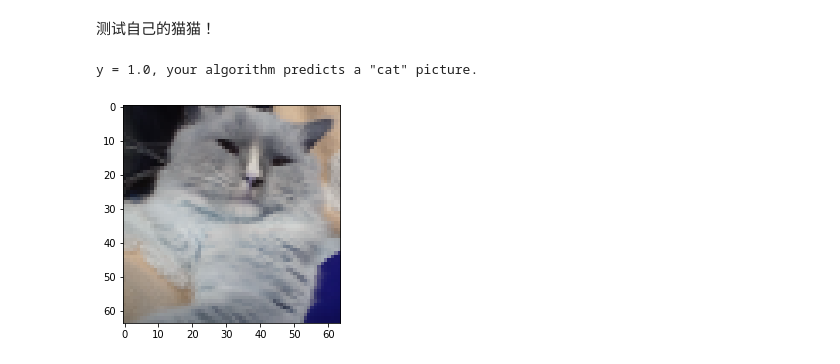
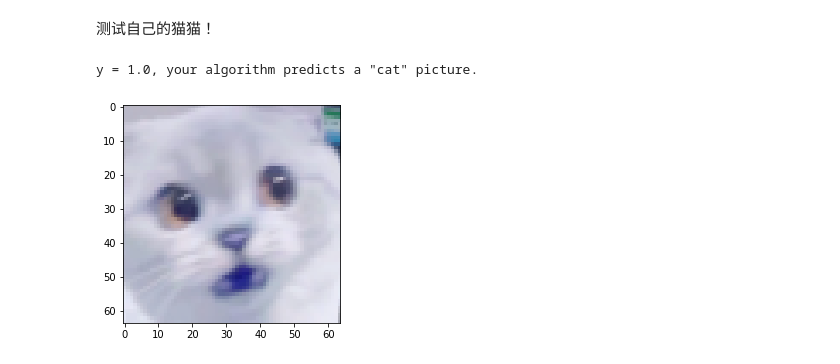
Before and after one commit to yor1ck61c/dl_start, a Jupyter notebook: dl_homework/lesson_1/week_2/神经网络思想实现LogisticRegression.ipynb, the cells around one changed output. Cells and saved outputs as stored; diff of their text form; code cells hidden in the pictures.

```diff
--- a/dl_homework/lesson_1/week_2/神经网络思想实现LogisticRegression.ipynb
+++ b/dl_homework/lesson_1/week_2/神经网络思想实现LogisticRegression.ipynb
@@ -344,18 +404,18 @@ plt.show()
 # %% [markdown]
 测试自己的猫猫！
 # %%
-pic = "E:/VSCodeWorkSpace/dl_start/dl_homework/lesson_1/week_2/images/cat2.jpg"
+pic = "E:/VSCodeWorkSpace/dl_start/dl_homework/lesson_1/week_4/img/cat3.jpg"
 img = cv2.imread(pic)
 resized_img = cv2.resize(img, (num_px, num_px), interpolation=cv2.INTER_AREA)
 plt.imshow(resized_img)
 # cv2.imshow("cat", resized_img)
 # cv2.waitKey(0)
 # cv2.destroyAllWindows()
 # my_image = scipy.misc.imresize(image, size=(num_px,num_px)).reshape((1, num_px*num_px*3)).T
 arr_img = np.array(resized_img)
 vec_img = arr_img.reshape((1, num_px*num_px*3)).T
 my_predict_image = predict(d["w"], d["b"], vec_img)
 print("y = " + str(np.squeeze(my_predict_image)) + ", your algorithm predicts a \"" + classes[int(np.squeeze(my_predict_image)),].decode("utf-8") +  "\" picture.")
 # %% [output]
 y = 1.0, your algorithm predicts a "cat" picture.
-[figure, old version]
+[figure, new version]
```
Also changed, not shown: parts of 10 cells of this notebook, 8 other files.
